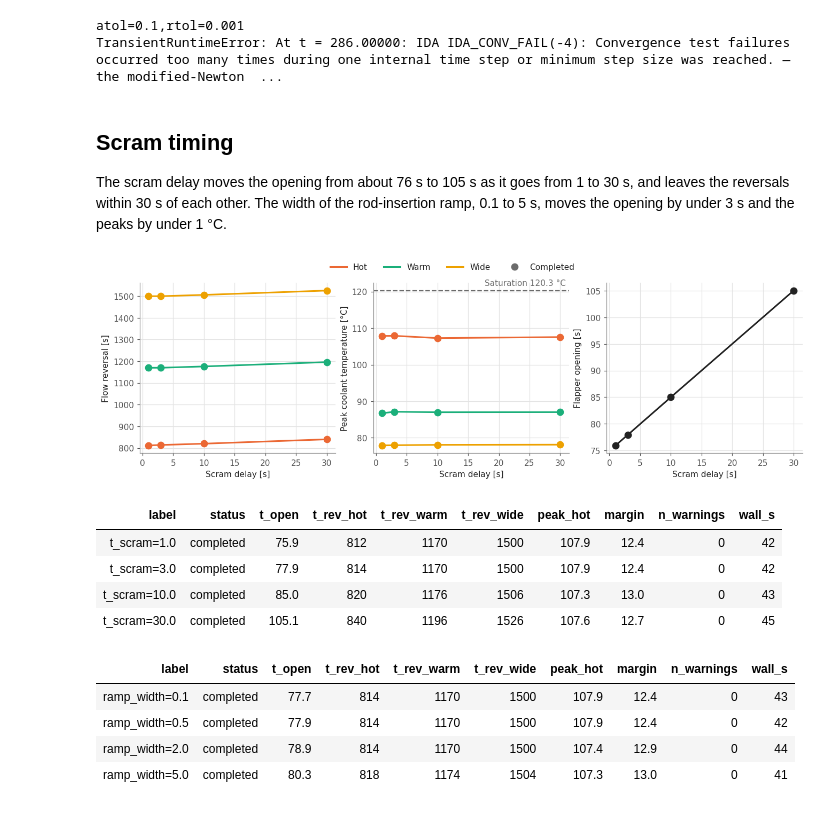
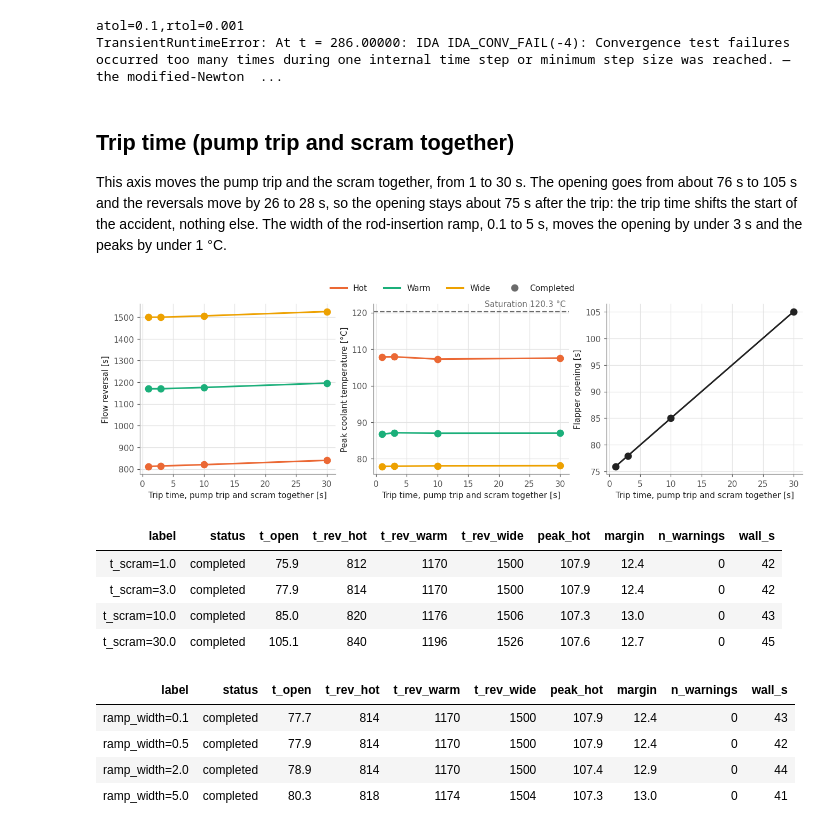
Before and after one commit to ramp-nuclear/STREAM, a Jupyter notebook: showcase/03-stress-test.ipynb, the cells around one changed output. Cells and saved outputs as stored; diff of their text form; code cells hidden in the pictures.

```diff
--- a/showcase/03-stress-test.ipynb
+++ b/showcase/03-stress-test.ipynb
@@ -319,15 +326,17 @@ print(failed["error"].item())
 atol=0.1,rtol=0.001
 TransientRuntimeError: At t = 286.00000: IDA IDA_CONV_FAIL(-4): Convergence test failures occurred too many times during one internal time step or minimum step size was reached. — the modified-Newton  ...
 # %% [markdown]
-## Scram timing
+## Trip time (pump trip and scram together)
 
-The scram delay moves the opening from about 76 s to 105 s as it goes from 1 to 30 s, and leaves the
-reversals within 30 s of each other. The width of the rod-insertion ramp, 0.1 to 5 s, moves the opening by
+This axis moves the pump trip and the scram together, from 1 to 30 s. The opening goes from about 76 s
+to 105 s and the reversals move by 26 to 28 s, so the opening stays about 75 s after the trip: the trip
+time shifts the start of the accident, nothing else. The width of the rod-insertion ramp, 0.1 to 5 s, moves the opening by
 under 3 s and the peaks by under 1 °C.
 # %%
-show("scram", "p_t_scram", "Scram delay [s]", rows=lambda df: df["label"].str.startswith("t_scram"))
+show("scram", "p_t_scram", "Trip time, pump trip and scram together [s]",
+     rows=lambda df: df["label"].str.startswith("t_scram"))
 # %% [output]
-[figure, old version]
+[figure, new version]
 | label | status | t_open | t_rev_hot | t_rev_warm | t_rev_wide | peak_hot | margin | n_warnings | wall_s |
 | t_scram=1.0 | completed | 75.9 | 812 | 1170 | 1500 | 107.9 | 12.4 | 0 | 42 |
 | t_scram=3.0 | completed | 77.9 | 814 | 1170 | 1500 | 107.9 | 12.4 | 0 | 42 |
```
Also changed, not shown: parts of 4 cells of this notebook, 10 other files.
